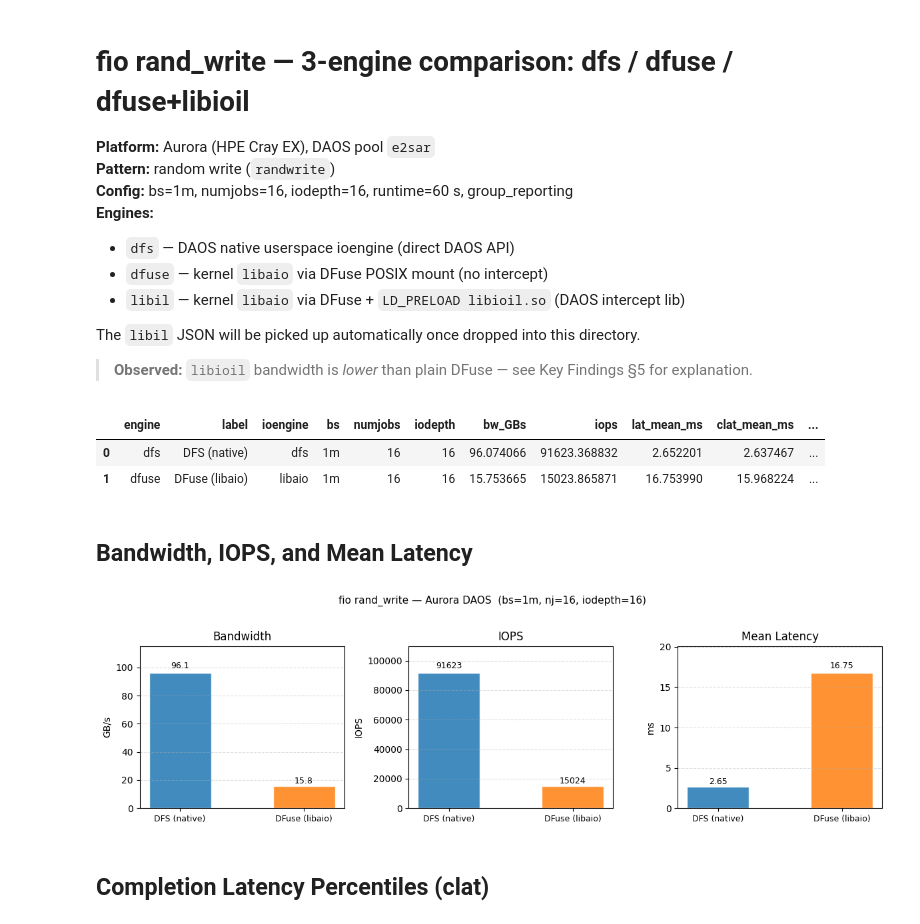
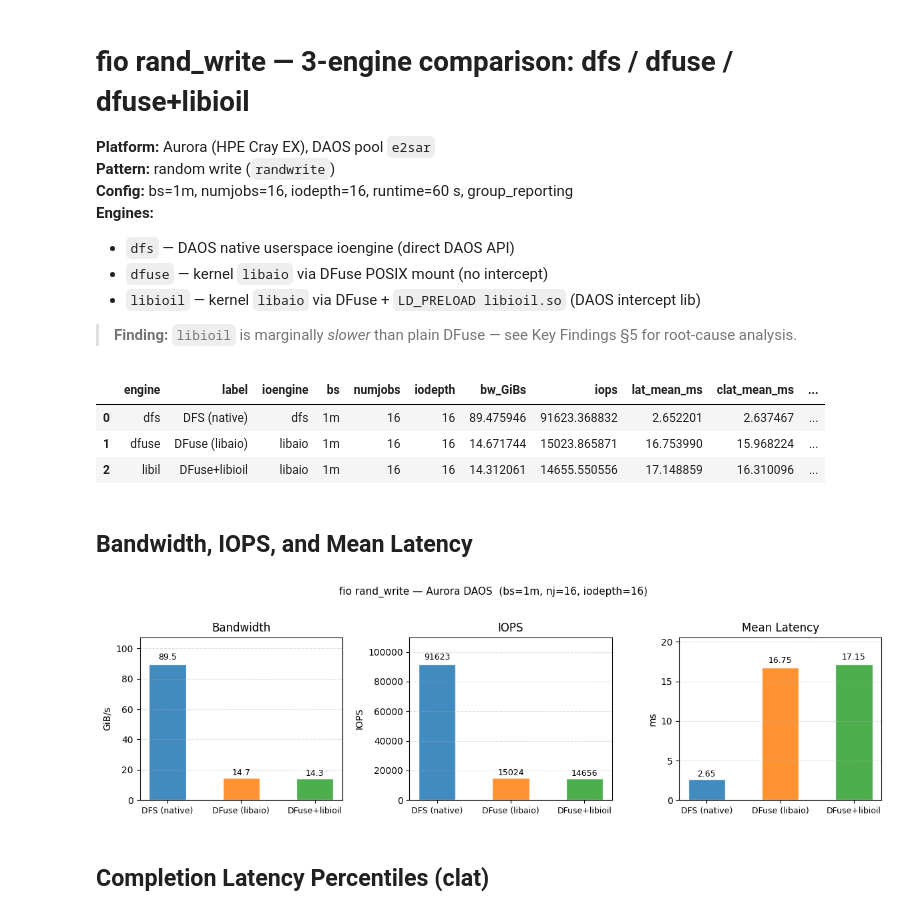
Before and after one commit to cissieAB/pdsw26_daos-bench, a Jupyter notebook: results/aurora/fio/3engines-rand_write/fio_3engines_rand_write_cmp.ipynb, the cells around one changed output. Drawn from its saved outputs; the diff is of its cells as text; code cells hidden in the pictures.

```diff
--- a/results/aurora/fio/3engines-rand_write/fio_3engines_rand_write_cmp.ipynb
+++ b/results/aurora/fio/3engines-rand_write/fio_3engines_rand_write_cmp.ipynb
@@ -7,10 +7,9 @@
 **Engines:**
 - `dfs` — DAOS native userspace ioengine (direct DAOS API)
 - `dfuse` — kernel `libaio` via DFuse POSIX mount (no intercept)
-- `libil` — kernel `libaio` via DFuse + `LD_PRELOAD libioil.so` (DAOS intercept lib)
+- `libioil` — kernel `libaio` via DFuse + `LD_PRELOAD libioil.so` (DAOS intercept lib)
 
-The `libil` JSON will be picked up automatically once dropped into this directory.
-> **Observed:** `libioil` bandwidth is *lower* than plain DFuse — see Key Findings §5 for explanation.
+> **Finding:** `libioil` is marginally *slower* than plain DFuse — see Key Findings §5 for root-cause analysis.
 # %%
 import json
 from pathlib import Path
@@ -34,10 +33,14 @@ COLORS = {
 }
 # %%
 def engine_from_stem(stem: str) -> str:
-    """Extract engine tag (dfs / dfuse / libil) from filename stem."""
+    """Extract engine tag (dfs / dfuse / libil) from filename stem.
+    Handles both fio_libil_* and fio_libioil_* naming conventions."""
     for tag in ENGINE_ORDER:
         if f"_{tag}_" in stem or stem.startswith(f"fio_{tag}_"):
             return tag
+    # libioil is the on-disk name; map to libil for consistency
+    if "_libioil_" in stem or stem.startswith("fio_libioil_"):
+        return "libil"
     return stem  # fallback
 
 
@@ -56,7 +59,7 @@ def parse_file(fpath: Path) -> dict:
         bs            = opts.get("bs", "?"),
         numjobs       = int(opts.get("numjobs", 0)),
         iodepth       = int(opts.get("iodepth", 0)),
-        bw_GBs        = w["bw_bytes"] / 1e9,
+        bw_GiBs       = w["bw_bytes"] / 1024**3,
         iops          = w["iops"],
         lat_mean_ms   = w["lat_ns"]["mean"]  / 1e6,
         clat_mean_ms  = w["clat_ns"]["mean"] / 1e6,
@@ -69,6 +72,7 @@ def parse_file(fpath: Path) -> dict:
         clat_p9999_ms = pct["99.990000"]     / 1e6,
         usr_cpu       = j["usr_cpu"],
         sys_cpu       = j["sys_cpu"],
+        total_ios     = w["total_ios"],
     )
 
 
@@ -78,45 +82,46 @@ df["engine"] = pd.Categorical(df["engine"], categories=ENGINE_ORDER, ordered=Tru
 df = df.sort_values("engine").reset_index(drop=True)
 df
 # %% [output]
-|  | engine | label | ioengine | bs | numjobs | iodepth | bw_GBs | iops | lat_mean_ms | clat_mean_ms | ... |
-| 0 | dfs | DFS (native) | dfs | 1m | 16 | 16 | 96.074066 | 91623.368832 | 2.652201 | 2.637467 | ... |
-| 1 | dfuse | DFuse (libaio) | libaio | 1m | 16 | 16 | 15.753665 | 15023.865871 | 16.753990 | 15.968224 | ... |
+|  | engine | label | ioengine | bs | numjobs | iodepth | bw_GiBs | iops | lat_mean_ms | clat_mean_ms | ... |
+| 0 | dfs | DFS (native) | dfs | 1m | 16 | 16 | 89.475946 | 91623.368832 | 2.652201 | 2.637467 | ... |
+| 1 | dfuse | DFuse (libaio) | libaio | 1m | 16 | 16 | 14.671744 | 15023.865871 | 16.753990 | 15.968224 | ... |
+| 2 | libil | DFuse+libioil | libaio | 1m | 16 | 16 | 14.312061 | 14655.550556 | 17.148859 | 16.310096 | ... |
 # %% [markdown]
 ## Bandwidth, IOPS, and Mean Latency
 # %%
 engines = [e for e in ENGINE_ORDER if e in df["engine"].values]
 labels  = [ENGINE_LABELS[e] for e in engines]
 x = np.arange(len(engines))
 bar_w = 0.5
 
 fig, axes = plt.subplots(1, 3, figsize=(12, 3.5))
 
 metrics = [
-    ("bw_GBs",      "GB/s",  "Bandwidth",   ".1f"),
-    ("iops",        "IOPS",  "IOPS",        ".0f"),
+    ("bw_GiBs",     "GiB/s", "Bandwidth",    ".1f"),
+    ("iops",        "IOPS",  "IOPS",         ".0f"),
     ("lat_mean_ms", "ms",    "Mean Latency", ".2f"),
 ]
 
 for ax, (col, ylabel, title, fmt) in zip(axes, metrics):
     vals = [df[df.engine == e][col].values[0] for e in engines]
     bars = ax.bar(x, vals, bar_w,
                   color=[COLORS[e] for e in engines], alpha=0.85, edgecolor="white")
     for bar, v in zip(bars, vals):
         ax.text(bar.get_x() + bar.get_width() / 2, bar.get_height() * 1.02,
                 format(v, fmt), ha="center", va="bottom", fontsize=9)
     ax.set_xticks(x)
     ax.set_xticklabels(labels, fontsize=9)
     ax.set_ylabel(ylabel)
     ax.set_title(title)
     ax.grid(axis="y", linestyle="--", alpha=0.4)
     ax.set_ylim(0, max(vals) * 1.2)
 
 plt.suptitle("fio rand_write — Aurora DAOS  (bs=1m, nj=16, iodepth=16)", y=1.02, fontsize=11)
 plt.tight_layout()
 plt.savefig(RESULTS_DIR / "fio_3engines_rw_bw_iops_lat.pdf", dpi=150, bbox_inches="tight")
 plt.show()
 # %% [output]
-[figure, old version]
+[figure, new version]
 # %% [markdown]
 ## Completion Latency Percentiles (clat)
 # %%
```
Also changed, not shown: parts of 3 cells of this notebook, 26 other files.
